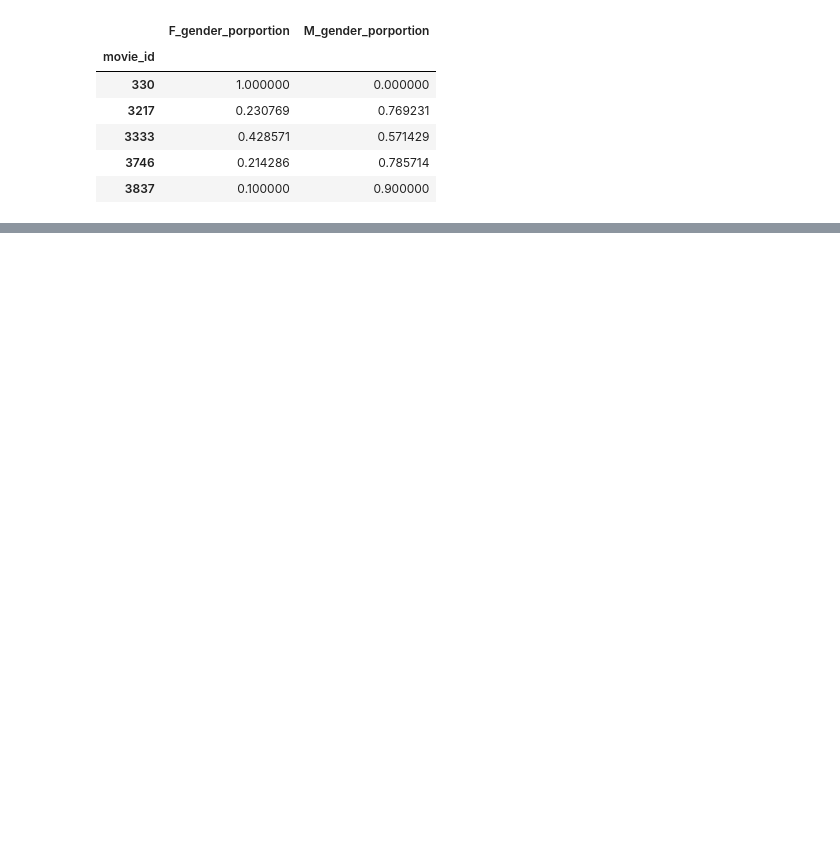
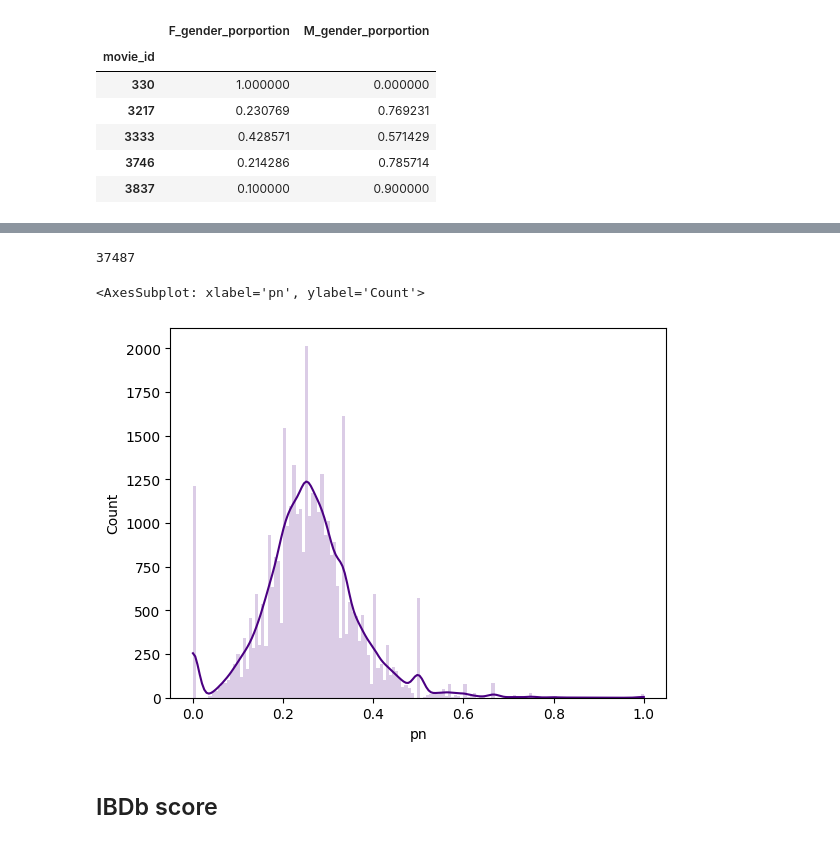
Before and after one commit to epfl-ada/ada-2022-project-adlucere2022, a Jupyter notebook: merge.ipynb, the cells around one changed output, grey strips where cells are left out. Drawn from its saved outputs; the diff is of its cells as text; code cells hidden in the pictures; blank space fills up the shorter version.

```diff
--- a/merge.ipynb
+++ b/merge.ipynb
@@ -534,3 +527,6 @@ gender_presence.head()
 | 3333 | 0.428571 | 0.571429 |
 | 3746 | 0.214286 | 0.785714 |
 | 3837 | 0.100000 | 0.900000 |
+# %%
+movie_data = pd.merge(movie_data, gender_presence, left_on = 'movie_id', right_on = 'movie_id')
+movie_data.head()[gender_presence.columns]
@@ -536,0 +568,13 @@ gender_presence.head()
+# %%
+movie_data.shape[0]
+# %% [output]
+37487
+# %%
+import seaborn as sns
+
+sns.histplot(movie_data['pn'], kde=True, alpha=0.2,linewidth=0, color = 'indigo')
+# %% [output]
+<AxesSubplot: xlabel='pn', ylabel='Count'>
+[figure, added]
+# %% [markdown]
+## IBDb score
```
Also changed, not shown: parts of 22 cells of this notebook, 2 other files.
